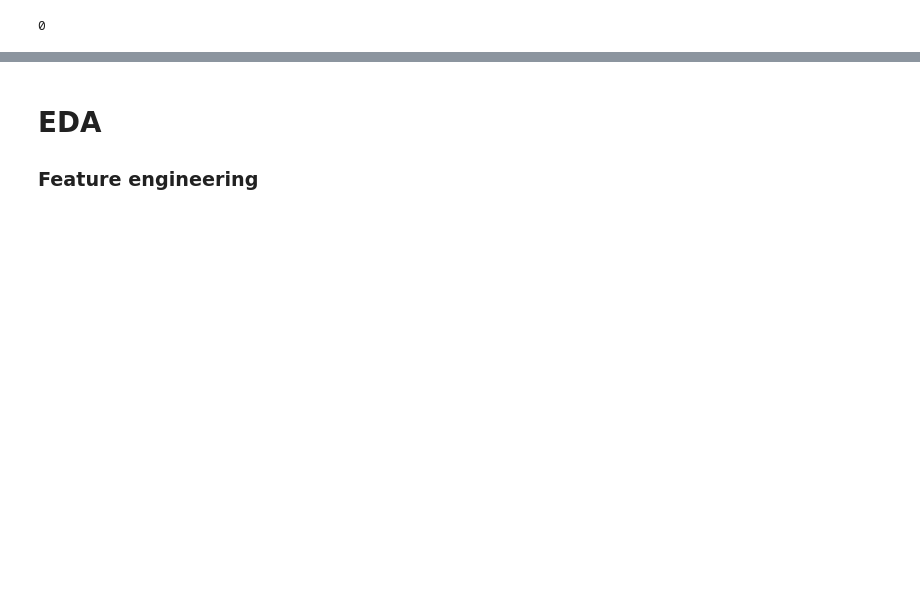
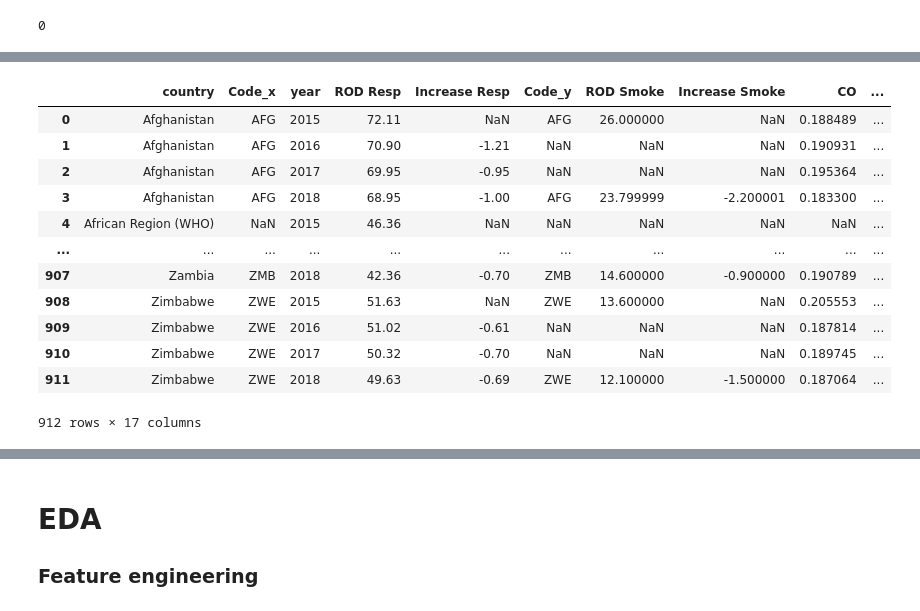
Before and after one commit to ekaterinatao/Pawlull, a Jupyter notebook: Team_Pawfull.ipynb, the cells around one changed output, grey strips where cells are left out. Cells and saved outputs as stored; diff of their text form; code cells hidden in the pictures; blank space fills up the shorter version.

```diff
--- a/Team_Pawfull.ipynb
+++ b/Team_Pawfull.ipynb
@@ -271,2 +307,4 @@ respiratory.rename(columns = {'Deaths - Chronic respiratory diseases - Sex: Both
 # %%
-smoking.rename(columns = {'Prevalence of current tobacco use (% of adults)': 'ROD Smoke', 'Entity': "country"}, inplace = True)
+smoking.rename(columns = {'Prevalence of current tobacco use (% of adults)': 'ROD Smoke', 'Entity': "country",
+                          'Year': 'year'}, inplace = True)
+smoking
@@ -274,0 +325,4 @@ Respandsmoke = pd.merge(respiratory, smoking)
+# %%
+# оставляем нужные нам диапазон лет
+smoking = smoking[(smoking['year'] >= 2015) & (smoking['year'] <= 2018)].reset_index(drop=True)
+smoking
@@ -275,4 +343,5 @@ Respandsmoke = pd.merge(respiratory, smoking)
 # %%
 #Resp increase - прирост смертности, smoke increase - прирост куращих
-Respandsmoke['Increase Resp'] = Respandsmoke.groupby('country')['ROD Resp'].diff()
-Respandsmoke['Increase Smoke'] = Respandsmoke.groupby('country')['ROD Smoke'].diff()
+
+smoking['Increase Smoke'] = smoking.groupby('country')['ROD Smoke'].diff()
+smoking
@@ -532,0 +539,3 @@ All
+# %%
+resp_smoke = respiratory.merge(smoking, how='left', on=['country', 'year'])
+resp_smoke
@@ -532,0 +556,17 @@ All
+# %%
+resp_smoke_poll = resp_smoke.merge(df_pollution_2015_2018, how='left', on=['country', 'year'])
+resp_smoke_poll
+# %% [output]
+|  | country | Code_x | year | ROD Resp | Increase Resp | Code_y | ROD Smoke | Increase Smoke | CO | ... |
+| 0 | Afghanistan | AFG | 2015 | 72.11 | NaN | AFG | 26.000000 | NaN | 0.188489 | ... |
+| 1 | Afghanistan | AFG | 2016 | 70.90 | -1.21 | NaN | NaN | NaN | 0.190931 | ... |
+| 2 | Afghanistan | AFG | 2017 | 69.95 | -0.95 | NaN | NaN | NaN | 0.195364 | ... |
+| 3 | Afghanistan | AFG | 2018 | 68.95 | -1.00 | AFG | 23.799999 | -2.200001 | 0.183300 | ... |
+| 4 | African Region (WHO) | NaN | 2015 | 46.36 | NaN | NaN | NaN | NaN | NaN | ... |
+| ... | ... | ... | ... | ... | ... | ... | ... | ... | ... | ... |
+| 907 | Zambia | ZMB | 2018 | 42.36 | -0.70 | ZMB | 14.600000 | -0.900000 | 0.190789 | ... |
+| 908 | Zimbabwe | ZWE | 2015 | 51.63 | NaN | ZWE | 13.600000 | NaN | 0.205553 | ... |
+| 909 | Zimbabwe | ZWE | 2016 | 51.02 | -0.61 | NaN | NaN | NaN | 0.187814 | ... |
+| 910 | Zimbabwe | ZWE | 2017 | 50.32 | -0.70 | NaN | NaN | NaN | 0.189745 | ... |
+| 911 | Zimbabwe | ZWE | 2018 | 49.63 | -0.69 | ZWE | 12.100000 | -1.500000 | 0.187064 | ... |
+912 rows × 17 columns
```
Also changed, not shown: parts of 43 cells of this notebook.
